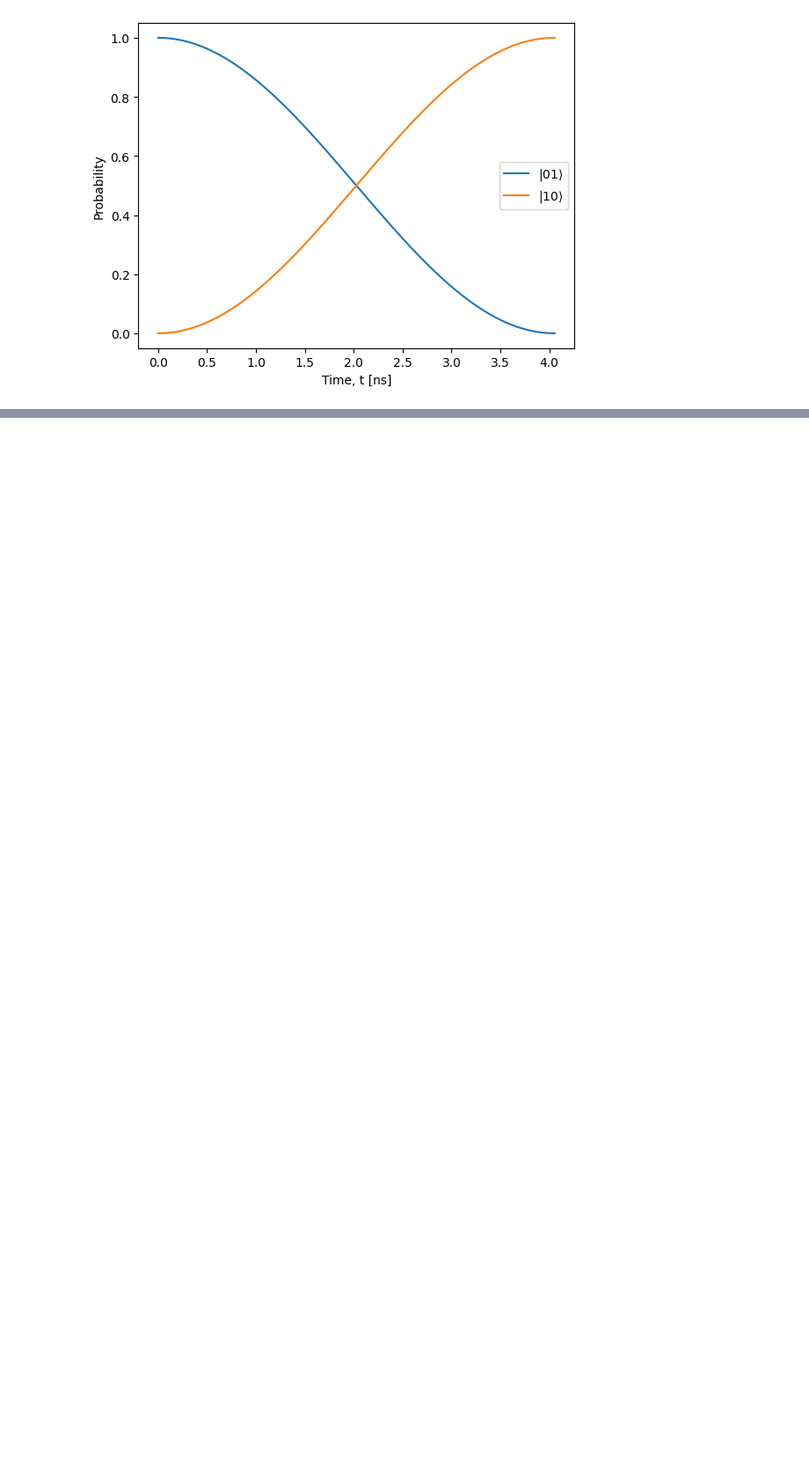
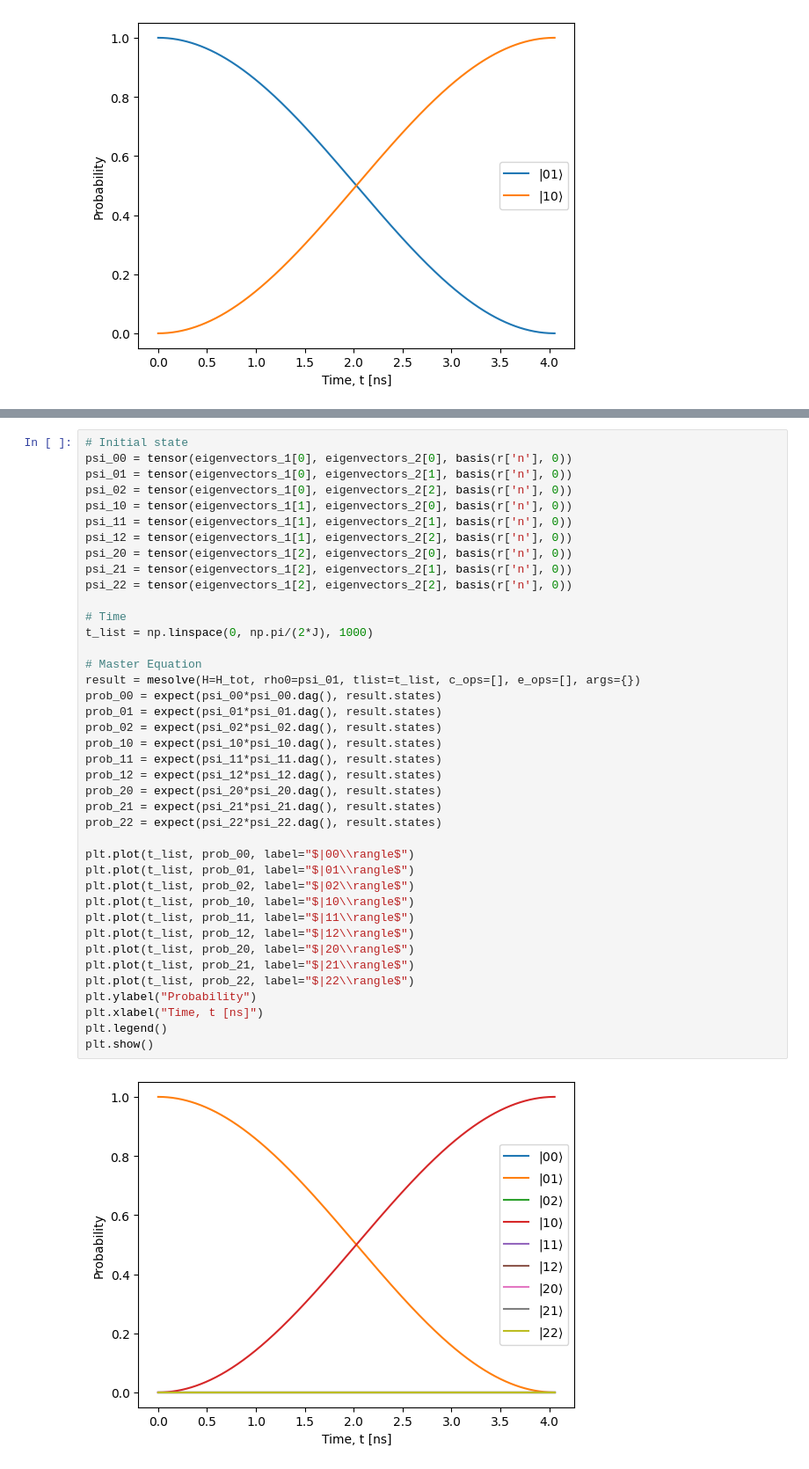
Before and after one commit to marcogobbo/two-coupled-qubits, a Jupyter notebook: notebooks/resonator_coupling.ipynb, the cells around one changed output, grey strips where cells are left out. Shown: that part at 88% size. Cells and saved outputs as stored; diff of their text form; blank space fills up the shorter version.

Commit message:
Add resonator coupling usin charge basis

```diff
--- a/notebooks/resonator_coupling.ipynb
+++ b/notebooks/resonator_coupling.ipynb
@@ -95,0 +125,42 @@ q1['C_s']
+# %%
+# Initial state
+psi_00 = tensor(eigenvectors_1[0], eigenvectors_2[0], basis(r['n'], 0))
+psi_01 = tensor(eigenvectors_1[0], eigenvectors_2[1], basis(r['n'], 0))
+psi_02 = tensor(eigenvectors_1[0], eigenvectors_2[2], basis(r['n'], 0))
+psi_10 = tensor(eigenvectors_1[1], eigenvectors_2[0], basis(r['n'], 0))
+psi_11 = tensor(eigenvectors_1[1], eigenvectors_2[1], basis(r['n'], 0))
+psi_12 = tensor(eigenvectors_1[1], eigenvectors_2[2], basis(r['n'], 0))
+psi_20 = tensor(eigenvectors_1[2], eigenvectors_2[0], basis(r['n'], 0))
+psi_21 = tensor(eigenvectors_1[2], eigenvectors_2[1], basis(r['n'], 0))
+psi_22 = tensor(eigenvectors_1[2], eigenvectors_2[2], basis(r['n'], 0))
+
+# Time
+t_list = np.linspace(0, np.pi/(2*J), 1000)
+
+# Master Equation
+result = mesolve(H=H_tot, rho0=psi_01, tlist=t_list, c_ops=[], e_ops=[], args={})
+prob_00 = expect(psi_00*psi_00.dag(), result.states)
+prob_01 = expect(psi_01*psi_01.dag(), result.states)
+prob_02 = expect(psi_02*psi_02.dag(), result.states)
+prob_10 = expect(psi_10*psi_10.dag(), result.states)
+prob_11 = expect(psi_11*psi_11.dag(), result.states)
+prob_12 = expect(psi_12*psi_12.dag(), result.states)
+prob_20 = expect(psi_20*psi_20.dag(), result.states)
+prob_21 = expect(psi_21*psi_21.dag(), result.states)
+prob_22 = expect(psi_22*psi_22.dag(), result.states)
+
+plt.plot(t_list, prob_00, label="$|00\\rangle$")
+plt.plot(t_list, prob_01, label="$|01\\rangle$")
+plt.plot(t_list, prob_02, label="$|02\\rangle$")
+plt.plot(t_list, prob_10, label="$|10\\rangle$")
+plt.plot(t_list, prob_11, label="$|11\\rangle$")
+plt.plot(t_list, prob_12, label="$|12\\rangle$")
+plt.plot(t_list, prob_20, label="$|20\\rangle$")
+plt.plot(t_list, prob_21, label="$|21\\rangle$")
+plt.plot(t_list, prob_22, label="$|22\\rangle$")
+plt.ylabel("Probability")
+plt.xlabel("Time, t [ns]")
+plt.legend()
+plt.show()
+# %% [output]
+[figure, added]
```
Also changed, not shown: parts of 4 cells of this notebook.
